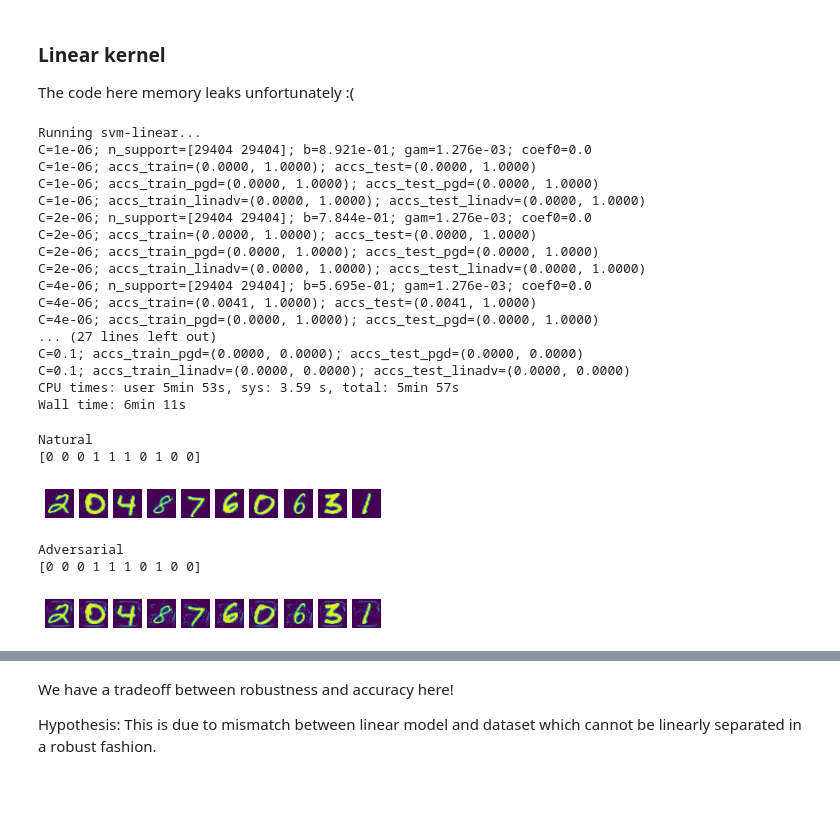
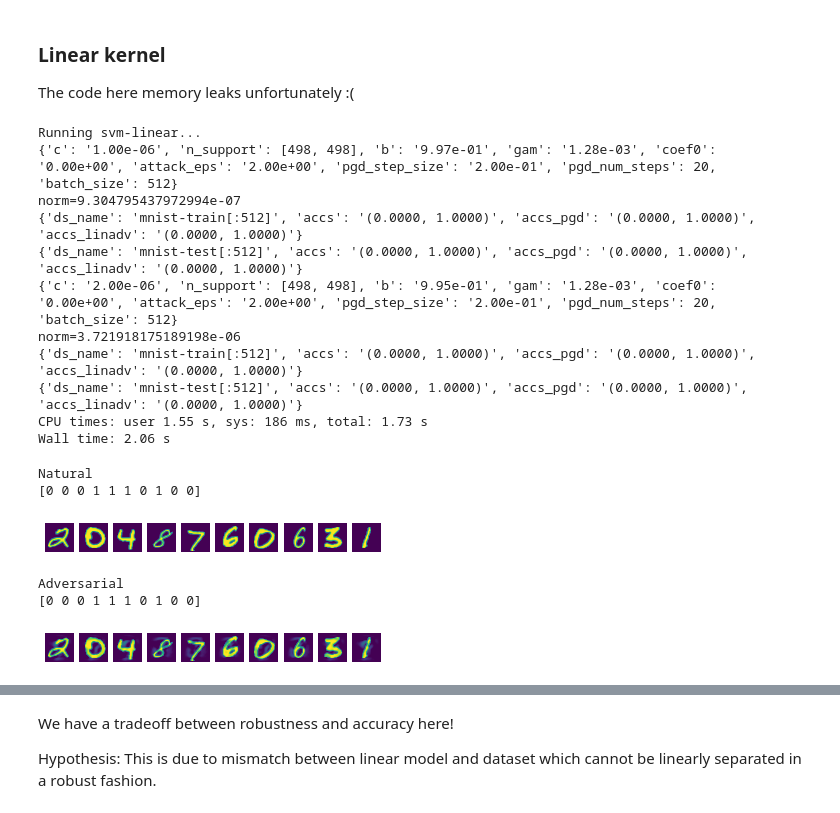
Before and after one commit to GilgameshxZero/adversarial-ntks, a Jupyter notebook: notebooks/svm/svm-tradeoff.ipynb, the cells around one changed output, grey strips where cells are left out. Saved outputs shown, nothing was run; the diff lists cells and outputs as text; code cells hidden in the pictures.

```diff
--- a/notebooks/svm/svm-tradeoff.ipynb
+++ b/notebooks/svm/svm-tradeoff.ipynb
@@ -179,56 +266,53 @@ CUR_KEY = "svm-linear"
 RESULTS[CUR_KEY] = []
 print(f"Running {CUR_KEY}...")
 
-for c in [1e-6, 2e-6, 4e-6, 8e-6, 1e-5, 2e-5, 1e-4, 1e-3, 1e-2, 1e-1]:
+EVAL_KWARGS = dict(
+    attack_eps=2.0,
+    pgd_step_size=2.0/10,
+    pgd_num_steps=20,
+    batch_size=512,
+    verbose=True
+)
+
+for c in [1e-6, 2e-6]:# 4e-6, 8e-6, 1e-5, 2e-5, 1e-4, 1e-3, 1e-2, 1e-1]:
     clf = thundersvm.SVC(kernel="linear", C=c)
-    clf.fit(MNIST_TRAIN.xs, MNIST_TRAIN.ys)
+    clf.fit(MNIST_TRAIN.xs[:1000], MNIST_TRAIN.ys[:1000])
 
-    res_dict = dict(c=c) #clf=clf) # storing clf can get expensive
-    res_dict.update(
-        eval_clf(
-            clf=clf,
-            ds_train=ds_prefix(MNIST_TRAIN, 512),
-            ds_test=ds_prefix(MNIST_TEST, 512),
-            label=f"C={c}",
-            attack_eps=2.0,
-            pgd_step_size=2.0/10,
-            pgd_num_steps=20,
-            batch_size=512,
-        )
-    )
-
-    RESULTS[CUR_KEY].append(res_dict)
+    RESULTS[CUR_KEY].append(eval_clf(
+        clf=clf,
+        base_dict=dict(c=c),
+        datasets=[ds_prefix(MNIST_TRAIN, 512), ds_prefix(MNIST_TEST, 512)],
+        verbose=True,
+        attack_eps=2.0,
+        pgd_step_size=2.0/10,
+        pgd_num_steps=20,
+        batch_size=512,
+    ))
 # %% [output]
 Running svm-linear...
-C=1e-06; n_support=[29404 29404]; b=8.921e-01; gam=1.276e-03; coef0=0.0
-C=1e-06; accs_train=(0.0000, 1.0000); accs_test=(0.0000, 1.0000)
-C=1e-06; accs_train_pgd=(0.0000, 1.0000); accs_test_pgd=(0.0000, 1.0000)
-C=1e-06; accs_train_linadv=(0.0000, 1.0000); accs_test_linadv=(0.0000, 1.0000)
-C=2e-06; n_support=[29404 29404]; b=7.844e-01; gam=1.276e-03; coef0=0.0
-C=2e-06; accs_train=(0.0000, 1.0000); accs_test=(0.0000, 1.0000)
-C=2e-06; accs_train_pgd=(0.0000, 1.0000); accs_test_pgd=(0.0000, 1.0000)
-C=2e-06; accs_train_linadv=(0.0000, 1.0000); accs_test_linadv=(0.0000, 1.0000)
-C=4e-06; n_support=[29404 29404]; b=5.695e-01; gam=1.276e-03; coef0=0.0
-C=4e-06; accs_train=(0.0041, 1.0000); accs_test=(0.0041, 1.0000)
-C=4e-06; accs_train_pgd=(0.0000, 1.0000); accs_test_pgd=(0.0000, 1.0000)
-... (27 lines left out)
-C=0.1; accs_train_pgd=(0.0000, 0.0000); accs_test_pgd=(0.0000, 0.0000)
-C=0.1; accs_train_linadv=(0.0000, 0.0000); accs_test_linadv=(0.0000, 0.0000)
-CPU times: user 5min 53s, sys: 3.59 s, total: 5min 57s
-Wall time: 6min 11s
+{'c': '1.00e-06', 'n_support': [498, 498], 'b': '9.97e-01', 'gam': '1.28e-03', 'coef0': '0.00e+00', 'attack_eps': '2.00e+00', 'pgd_step_size': '2.00e-01', 'pgd_num_steps': 20, 'batch_size': 512}
+norm=9.304795437972994e-07
+{'ds_name': 'mnist-train[:512]', 'accs': '(0.0000, 1.0000)', 'accs_pgd': '(0.0000, 1.0000)', 'accs_linadv': '(0.0000, 1.0000)'}
+{'ds_name': 'mnist-test[:512]', 'accs': '(0.0000, 1.0000)', 'accs_pgd': '(0.0000, 1.0000)', 'accs_linadv': '(0.0000, 1.0000)'}
+{'c': '2.00e-06', 'n_support': [498, 498], 'b': '9.95e-01', 'gam': '1.28e-03', 'coef0': '0.00e+00', 'attack_eps': '2.00e+00', 'pgd_step_size': '2.00e-01', 'pgd_num_steps': 20, 'batch_size': 512}
+norm=3.721918175189198e-06
+{'ds_name': 'mnist-train[:512]', 'accs': '(0.0000, 1.0000)', 'accs_pgd': '(0.0000, 1.0000)', 'accs_linadv': '(0.0000, 1.0000)'}
+{'ds_name': 'mnist-test[:512]', 'accs': '(0.0000, 1.0000)', 'accs_pgd': '(0.0000, 1.0000)', 'accs_linadv': '(0.0000, 1.0000)'}
+CPU times: user 1.55 s, sys: 186 ms, total: 1.73 s
+Wall time: 2.06 s
 # %%
 print("Natural")
 dataset.plot_images(MNIST_TEST, channels=1)
 print()
 print("Adversarial")
 dataset.plot_images(
-    dataset.Dataset(xs=RESULTS["svm-linear"][-1]["xs_test_pgd"], ys=MNIST_TEST.ys),
+    dataset.Dataset(xs=RESULTS["svm-linear"][-1]["ds_results"][1]["xs_pgd"], ys=MNIST_TEST.ys),
     channels=1
 )
 # %% [output]
 Natural
 [0 0 0 1 1 1 0 1 0 0]
 [figure]
 Adversarial
 [0 0 0 1 1 1 0 1 0 0]
-[figure, old version]
+[figure, new version]
```
Also changed, not shown: parts of 14 cells of this notebook, 4 other files.
